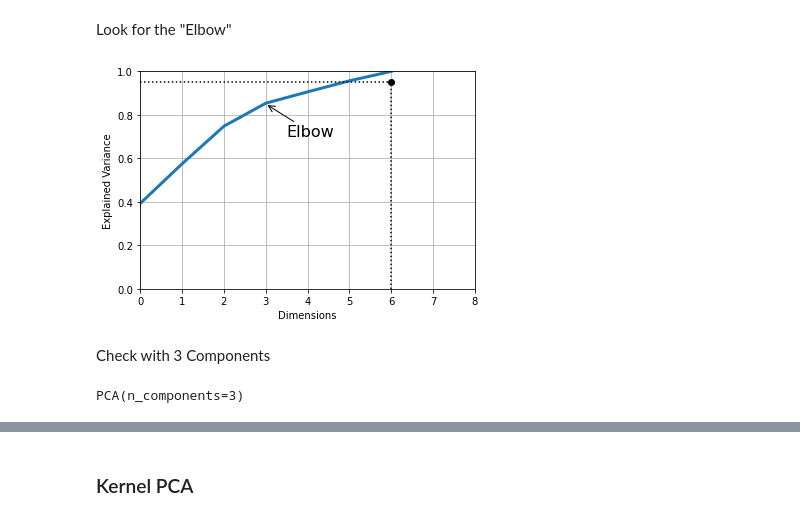
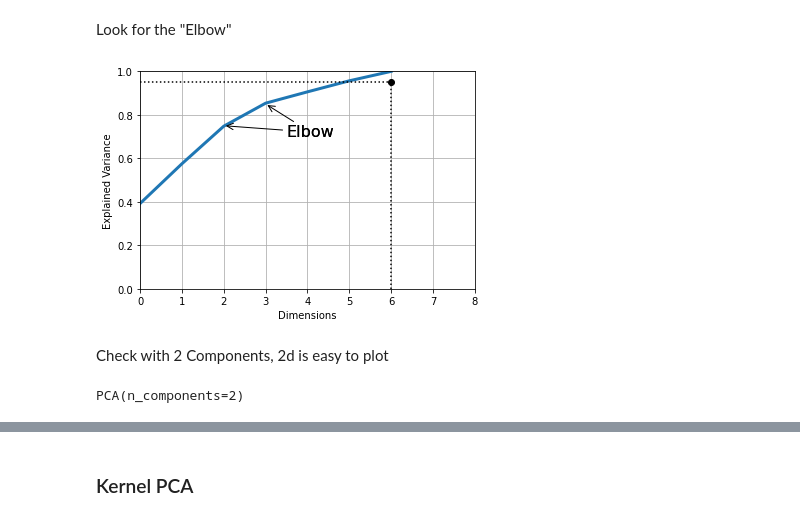
Before and after one commit to makrez/cardio_train, a Jupyter notebook: Cardio.ipynb, the cells around one changed output, grey strips where cells are left out. Cells and saved outputs as stored; diff of their text form; code cells hidden in the pictures.

```diff
--- a/Cardio.ipynb
+++ b/Cardio.ipynb
@@ -132,7 +135,7 @@ The age is in days, lets convert it into years.
 ### Feature enhancement and Cleansing
 # %%
 df_feature = df.copy()
-df_feature.age = ((df_feature.age/365))
+df_feature.age = ((df_feature.age/365.25))
 #df_feature.age = df_feature.age.astype('int')
 df_feature.head(2)
 # %% [output]
@@ -632,26 +610,28 @@ Look for the "Elbow"
 # %%
 plt.figure(figsize=(6,4))
 plt.plot(cumsum, linewidth=3)
 plt.axis([0, 8, 0, 1])
 plt.xlabel("Dimensions")
 plt.ylabel("Explained Variance")
 plt.plot([d, d], [0, 0.95], "k:")
 plt.plot([0, d], [0.95, 0.95], "k:")
 plt.plot(d, 0.95, "ko")
 plt.annotate("Elbow", xy=(3, 0.85), xytext=(3.5, 0.7),
              arrowprops=dict(arrowstyle="->"), fontsize=16)
+plt.annotate("Elbow", xy=(2, 0.75), xytext=(3.5, 0.7),
+             arrowprops=dict(arrowstyle="->"), fontsize=16)
 plt.grid(True)
 #save_fig("explained_variance_plot")
 plt.show()
 # %% [output]
-[figure, old version]
+[figure, new version]
 # %% [markdown]
-Check with 3 Components
+Check with 2 Components, 2d is easy to plot
 # %%
-pca2 = PCA(n_components = 3)
+pca2 = PCA(n_components = 2)
 pca2.fit(X_train)
 # %% [output]
-PCA(n_components=3)
+PCA(n_components=2)
 # %%
 cumsum = np.cumsum(pca2.explained_variance_ratio_)
 cumsum
```
Also changed, not shown: parts of 86 cells of this notebook.
